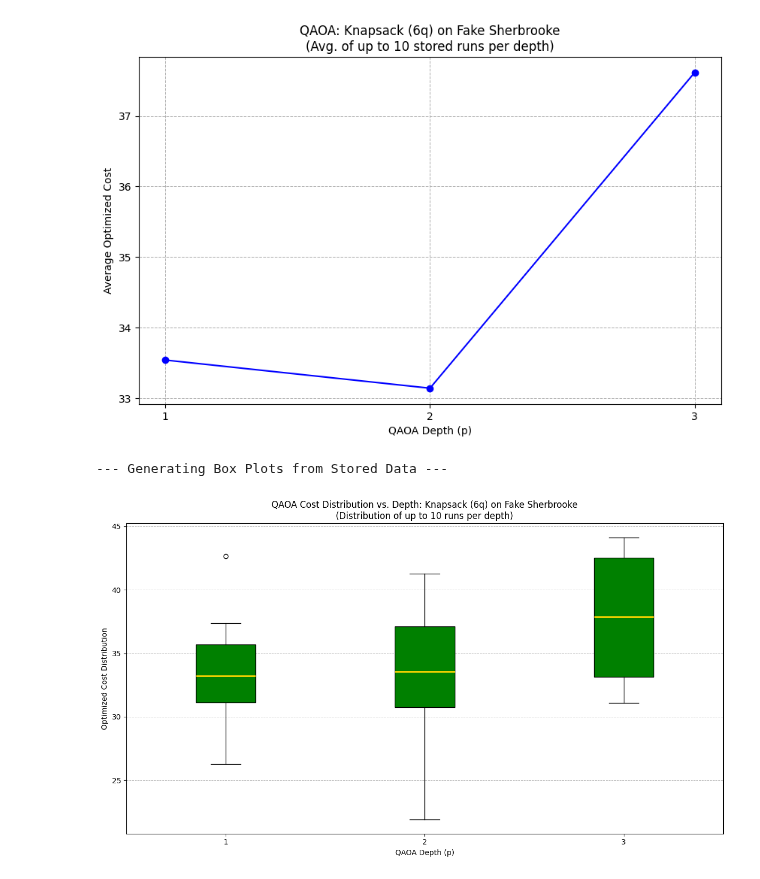
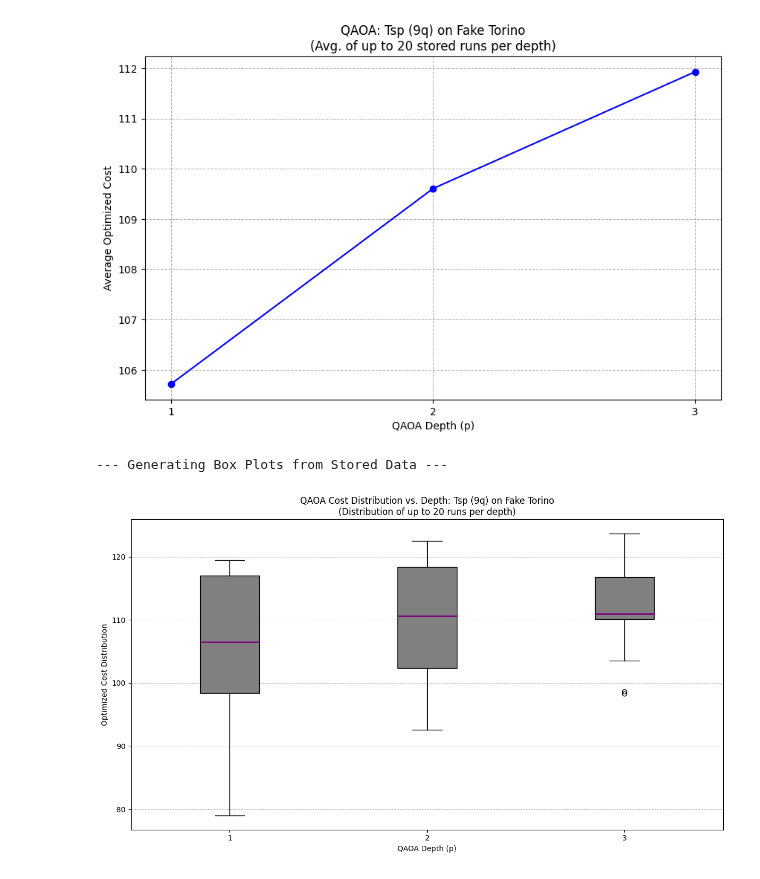
Before and after one commit to OliverSchiffmann/QAOAstudygit, a Jupyter notebook: IBMQLayerNumOptimiser.ipynb, the cells around one changed output. Cells and saved outputs as stored; diff of their text form; code cells hidden in the pictures.

```diff
--- a/IBMQLayerNumOptimiser.ipynb
+++ b/IBMQLayerNumOptimiser.ipynb
@@ -140,7 +140,13 @@ def cost_func_estimator(params, ansatz, estimator, cost_hamiltonian_logical, con
 
     return cost_float
 # %%
+# ///////////    Variables    //////////
 cost_hamiltonian, constant_offset, num_qubits, problem_type = load_qubo_and_build_hamiltonian("QUBO_batches/batch_QUBO_data_TSP_9q_.json")
+depth_list = [1,2,3] # Depths to test
+repetitions_per_depth = 20
+
+
+
 #cost_hamiltonian, constant_offset, num_qubits, problem_type = load_qubo_and_build_hamiltonian("qubo_data.json")
 print("Cost Function Hamiltonian (from QUBO):", cost_hamiltonian)
 print("Constant offset:", constant_offset)
@@ -159,7 +164,7 @@ Constant offset: 89.0
 Number of qubits (inferred from terms): 9
 Problem type: tsp
 # %%
-backend_simulator = AerSimulator.from_backend(FakeSherbrooke())
+backend_simulator = AerSimulator.from_backend(FakeTorino())
 #backend_simulator = AerSimulator() # Ideal simulator for use getting the script to work
 estimator = Estimator(mode=backend_simulator)
 pm = generate_preset_pass_manager(optimization_level=3, backend=backend_simulator)
@@ -179,11 +184,8 @@ No valid existing results file found or metadata mismatch for this configuration
 # %%
 #Iteration and Optimization
-depth_list = [1,2,3] # Depths to test
-repetitions_per_depth = 1
 average_costs_by_depth = {}
 average_costs_for_plotting = {}
 current_repetition_num = 0
-
 #trying to get it to save data in .json
 for p_depth in depth_list:
     print(f"\n--- Processing Depth (p): {p_depth} for {problem_type} ({num_qubits}q) on {simulator_name_for_file} ---")
@@ -305,7 +304,7 @@ if len(depths_to_plot) > 0:
 plt.grid(True, which='both', linestyle='--', linewidth=0.7)
 plt.show()
 # %% [output]
-[figure, old version]
+[figure, new version]
 # %%
 print("\n--- Generating Box Plots from Stored Data ---")
 plot_data = []
@@ -325,33 +324,33 @@ for p_depth_int in all_stored_depths_int:
 plt.figure(figsize=(12, 7)) # Adjusted figure size for potentially more boxes
 
 box_plot_dict = plt.boxplot(plot_data, notch=False, patch_artist=True, vert=True, labels=plot_labels)
 
 # Optional: Customize colors
 # Example: Make boxes light blue
-colors = ['green'] * len(plot_data)
+colors = ['grey'] * len(plot_data)
 for patch, color in zip(box_plot_dict['boxes'], colors):
     patch.set_facecolor(color)
 
 # Set medians to a darker color
 for median in box_plot_dict['medians']:
-    median.set(color='gold', linewidth=2)
+    median.set(color='purple', linewidth=2)
 
 
 plt.xlabel("QAOA Depth (p)")
 plt.ylabel("Optimized Cost Distribution")
 
 # Retrieve metadata for the title from ALL_RESULTS_DATA
 title_problem_type = str(ALL_RESULTS_DATA.get('problem_type', 'Unknown Problem')).replace('_', ' ').title()
 title_num_qubits = ALL_RESULTS_DATA.get('num_qubits', 'N/A')
 title_simulator = str(ALL_RESULTS_DATA.get('simulator_name', 'Unknown Simulator')).replace('_', ' ').title()
 
 title_suffix = f"(Distribution of up to {repetitions_per_depth} runs per depth)"
 
 plt.title(f"QAOA Cost Distribution vs. Depth: {title_problem_type} ({title_num_qubits}q) on {title_simulator}\n{title_suffix}")
 
 plt.grid(True, axis='y', linestyle='--', linewidth=0.7) # Grid on y-axis usually more helpful for box plots
 plt.tight_layout() # Adjust layout to prevent labels from overlapping
 plt.show()
 # %% [output]
 --- Generating Box Plots from Stored Data ---
-[figure, old version]
+[figure, new version]
```
Also changed, not shown: parts of 4 cells of this notebook, 5 other files.
